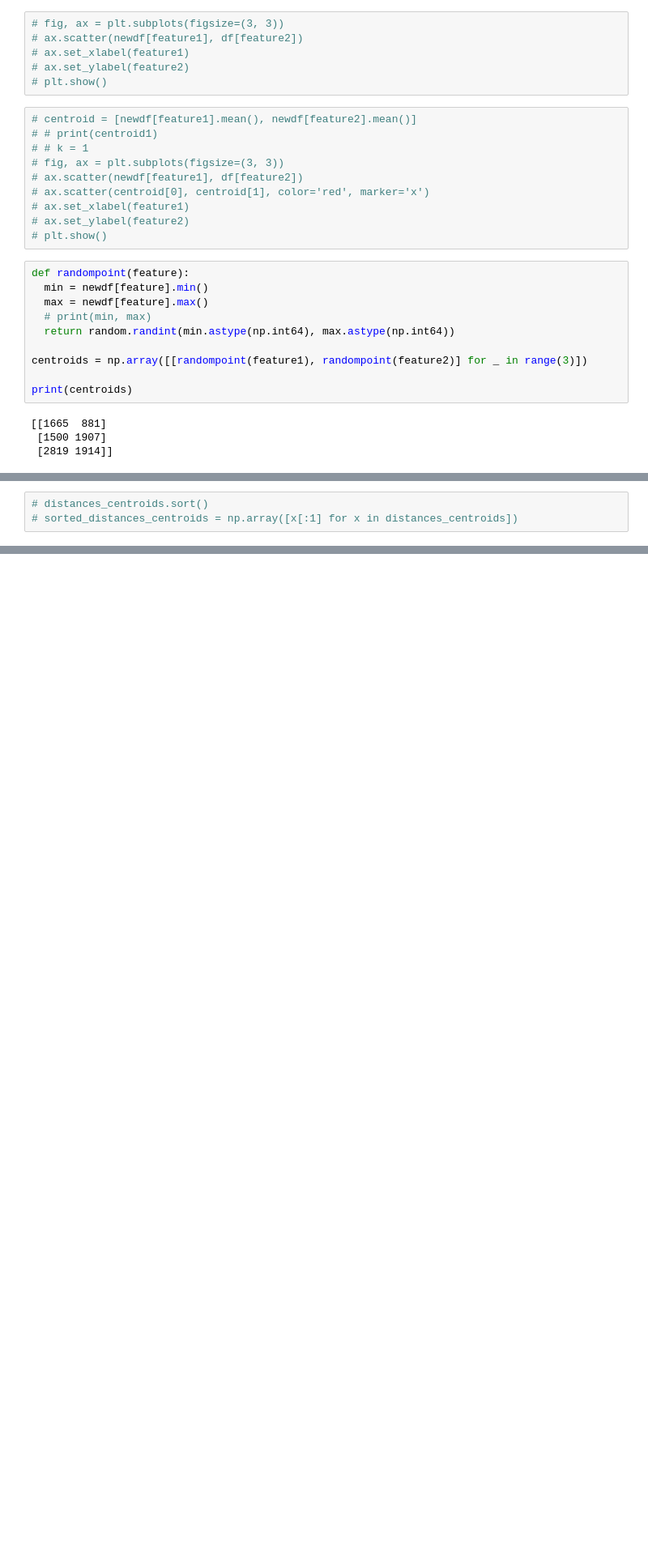
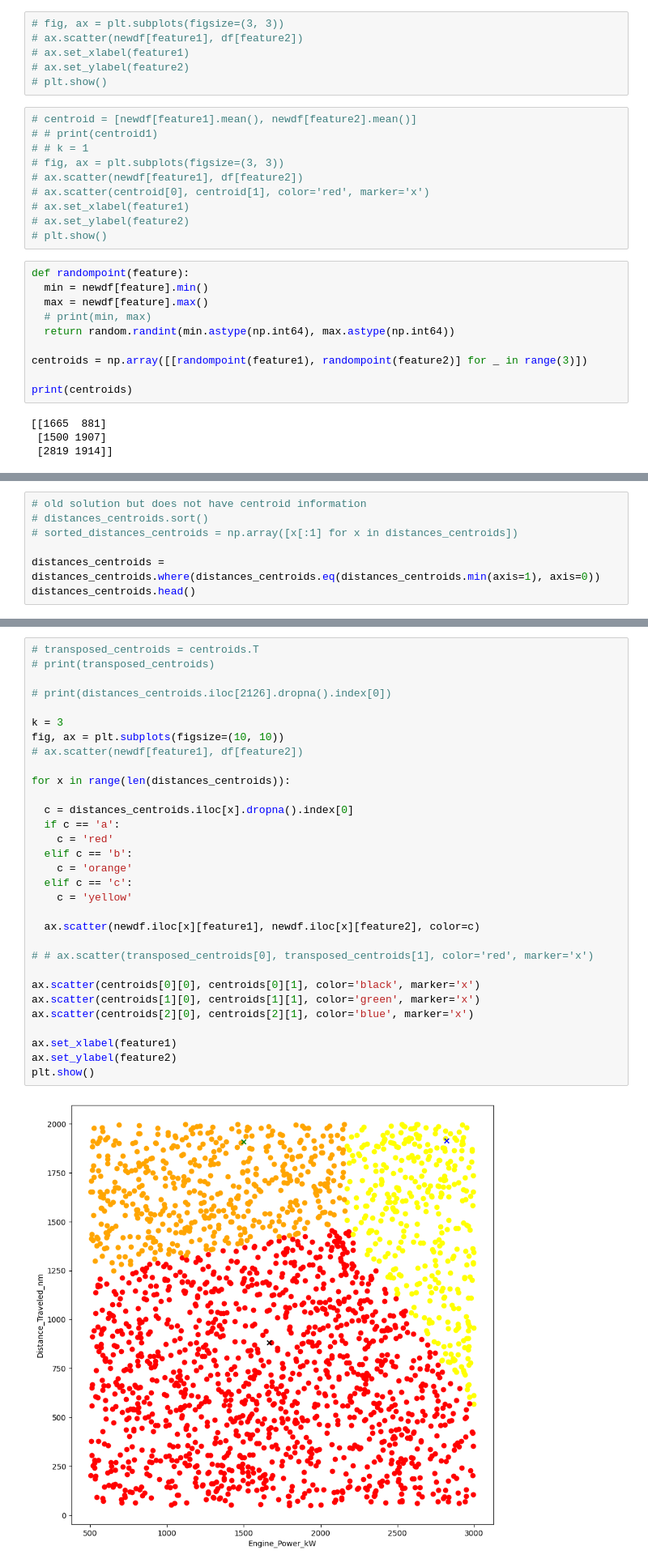
Before and after one commit to Jenloke/ML-K-Means-Clustering, a Jupyter notebook: main.ipynb, the cells around one changed output, grey strips where cells are left out. Shown at 81% size. Saved outputs shown, nothing was run; the diff lists cells and outputs as text; blank space fills up the shorter version.

```diff
--- a/main.ipynb
+++ b/main.ipynb
@@ -183,3 +195,7 @@ print(distances_centroids)
 # %%
+# old solution but does not have centroid information
 # distances_centroids.sort()
 # sorted_distances_centroids = np.array([x[:1] for x in distances_centroids])
+
+distances_centroids = distances_centroids.where(distances_centroids.eq(distances_centroids.min(axis=1), axis=0))
+distances_centroids.head()
@@ -185,0 +209,33 @@ print(distances_centroids)
+# %%
+# transposed_centroids = centroids.T
+# print(transposed_centroids)
+
+# print(distances_centroids.iloc[2126].dropna().index[0])
+
+k = 3
+fig, ax = plt.subplots(figsize=(10, 10))
+# ax.scatter(newdf[feature1], df[feature2])
+
+for x in range(len(distances_centroids)):
+
+  c = distances_centroids.iloc[x].dropna().index[0]
+  if c == 'a':
+    c = 'red'
+  elif c == 'b':
+    c = 'orange'
+  elif c == 'c':
+    c = 'yellow'
+
+  ax.scatter(newdf.iloc[x][feature1], newdf.iloc[x][feature2], color=c)
+
+# # ax.scatter(transposed_centroids[0], transposed_centroids[1], color='red', marker='x')
+
+ax.scatter(centroids[0][0], centroids[0][1], color='black', marker='x')
+ax.scatter(centroids[1][0], centroids[1][1], color='green', marker='x')
+ax.scatter(centroids[2][0], centroids[2][1], color='blue', marker='x')
+
+ax.set_xlabel(feature1)
+ax.set_ylabel(feature2)
+plt.show()
+# %% [output]
+[figure, added]
```
Also changed, not shown: parts of 3 cells of this notebook.
